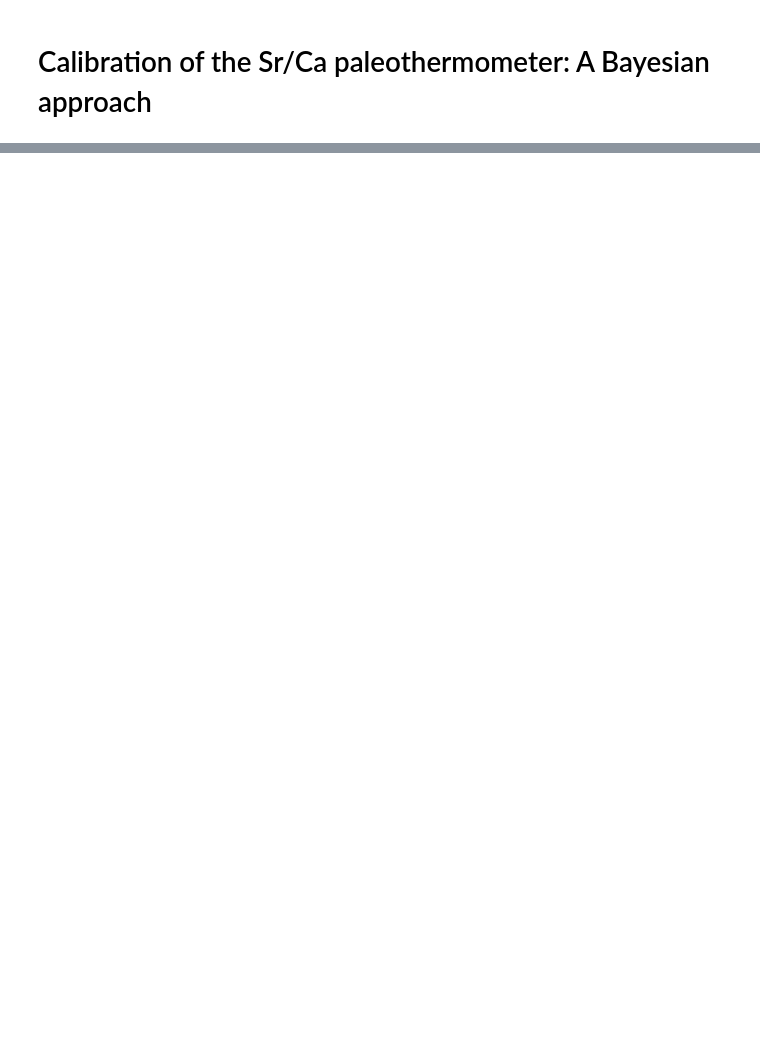
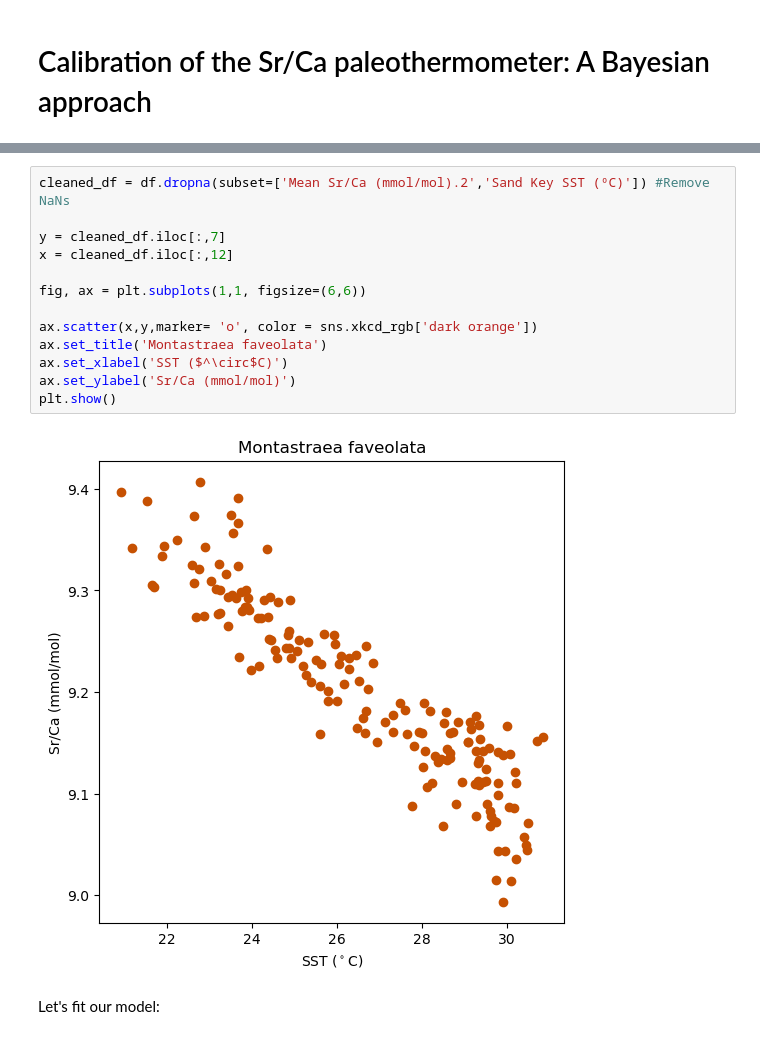
Before and after one commit to khider/dry-tortugas-calibration-fun, a Jupyter notebook: BayesianCalibration.ipynb, the cells around one changed output, grey strips where cells are left out. Drawn from its saved outputs; the diff is of its cells as text; blank space fills up the shorter version.

```diff
--- a/BayesianCalibration.ipynb
+++ b/BayesianCalibration.ipynb
@@ -32,0 +187,17 @@ pm.summary(normal_trace)
+# %%
+cleaned_df = df.dropna(subset=['Mean Sr/Ca (mmol/mol).2','Sand Key SST (ºC)']) #Remove NaNs
+
+y = cleaned_df.iloc[:,7]
+x = cleaned_df.iloc[:,12]
+
+fig, ax = plt.subplots(1,1, figsize=(6,6))
+
+ax.scatter(x,y,marker= 'o', color = sns.xkcd_rgb['dark orange'])
+ax.set_title('Montastraea faveolata')
+ax.set_xlabel('SST ($^\circ$C)')
+ax.set_ylabel('Sr/Ca (mmol/mol)')
+plt.show()
+# %% [output]
+[figure, added]
+# %% [markdown]
+Let's fit our model:
```
Also changed, not shown: parts of 23 cells of this notebook, 2 other files.
